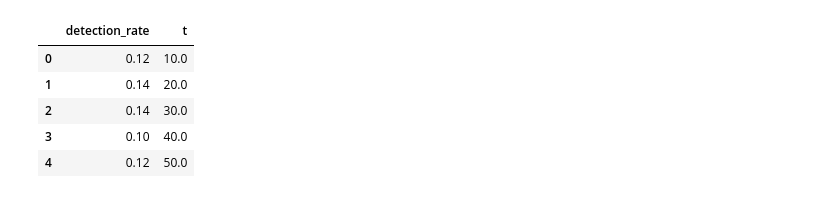
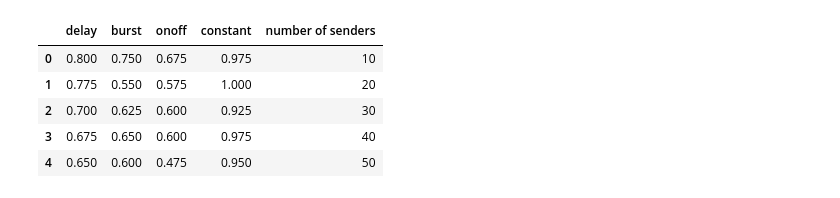
Before and after one commit to GuillaumeClaude/CSC-466-Final-Project, a Jupyter notebook: report_graphs.ipynb, the cells around one changed output. Cells and saved outputs as stored; diff of their text form; code cells hidden in the pictures.

```diff
--- a/report_graphs.ipynb
+++ b/report_graphs.ipynb
@@ -2,32 +2,53 @@
 import pandas as pd
 import matplotlib.pyplot as plt
 # %%
-df = pd.read_csv(r"C:\Users\guill\CSC-466-Final-Project\data\Test_Out.csv", sep=",")
-
-delay = pd.read_csv(r"C:\Users\guill\CSC-466-Final-Project\data\delay.csv", sep=",")
-delay = delay.drop(['Unnamed: 2'], axis = 1)
+# delay = pd.read_csv(r"C:\Users\guill\CSC-466-Final-Project\data\delay.csv", sep=",")
+#delay = delay.drop(['Unnamed: 2'], axis = 1)
 
 
+
+batch_time = pd.read_csv(r"C:\Users\guill\CSC-466-Final-Project\data\manipulated\time\batch.csv", sep=",")
+batch_time = batch_time.drop(['Unnamed: 5'], axis = 1)
+batch_time.head()
+
+batch_size = pd.read_csv(r"C:\Users\guill\CSC-466-Final-Project\data\manipulated\size\batch.csv", sep=",")
+batch_size = batch_size.drop(['Unnamed: 5'], axis = 1)
+batch_size.head()
+
+dummies_time = pd.read_csv(r"C:\Users\guill\CSC-466-Final-Project\data\manipulated\time\dummies.csv", sep=",")
+dummies_time = dummies_time.drop(['Unnamed: 5'], axis = 1)
+dummies_time.head()
+
+dummies_size = pd.read_csv(r"C:\Users\guill\CSC-466-Final-Project\data\manipulated\size\dummies.csv", sep=",")
+dummies_size = dummies_size.drop(['Unnamed: 5'], axis = 1)
+dummies_size.head()
+
 #clean ie no laundering
-clean = pd.read_csv(r"C:\Users\guill\CSC-466-Final-Project\data\no_laundering.csv", sep=",")
-clean = clean.drop(['Unnamed: 2'], axis = 1)
+clean_time = pd.read_csv(r"C:\Users\guill\CSC-466-Final-Project\data\manipulated\time\nolaundering.csv", sep=",")
+clean_time = clean_time.drop(['Unnamed: 5'], axis = 1)
+clean_time.head()
 
-batch = pd.read_csv(r"C:\Users\guill\CSC-466-Final-Project\data\batching.csv", sep=",")
-batch = batch.drop(['Unnamed: 2'], axis = 1)
-batch.head()
+clean_size = pd.read_csv(r"C:\Users\guill\CSC-466-Final-Project\data\manipulated\size\nolaunder.csv", sep=",")
+clean_size = clean_size.drop(['Unnamed: 5'], axis = 1)
+clean_size.head()
 
-dummy = pd.read_csv(r"C:\Users\guill\CSC-466-Final-Project\data\dummies.csv", sep=",")
-dummy = dummy.drop(['Unnamed: 2'], axis = 1)
-dummy.head()
+#clean ie no laundering
+delay_time = pd.read_csv(r"C:\Users\guill\CSC-466-Final-Project\data\manipulated\time\delay.csv", sep=",")
+delay_time = delay_time.drop(['Unnamed: 5'], axis = 1)
+delay_time.head()
 
-constant = pd.read_csv(r"C:\Users\guill\CSC-466-Final-Project\data\constantall.csv", sep=",")
-constant = constant.drop(['Unnamed: 2'], axis = 1)
-constant.head()
+normallaundering_size = pd.read_csv(r"C:\Users\guill\CSC-466-Final-Project\data\manipulated\size\normallaundering.csv", sep=",")
+normallaundering_size = normallaundering_size.drop(['Unnamed: 5'], axis = 1)
+normallaundering_size.head()
+
+
+# constant = pd.read_csv(r"C:\Users\guill\CSC-466-Final-Project\data\constantall.csv", sep=",")
+# constant = constant.drop(['Unnamed: 2'], axis = 1)
 # %% [output]
-|  | detection_rate | t |
-| 0 | 0.12 | 10.0 |
-| 1 | 0.14 | 20.0 |
-| 2 | 0.14 | 30.0 |
-| 3 | 0.10 | 40.0 |
-| 4 | 0.12 | 50.0 |
+|  | delay | burst | onoff | constant | number of senders |
+| 0 | 0.800 | 0.750 | 0.675 | 0.975 | 10 |
+| 1 | 0.775 | 0.550 | 0.575 | 1.000 | 20 |
+| 2 | 0.700 | 0.625 | 0.600 | 0.925 | 30 |
+| 3 | 0.675 | 0.650 | 0.600 | 0.975 | 40 |
+| 4 | 0.650 | 0.600 | 0.475 | 0.950 | 50 |
 # %%
```
Also changed, not shown: parts of 8 cells of this notebook.
